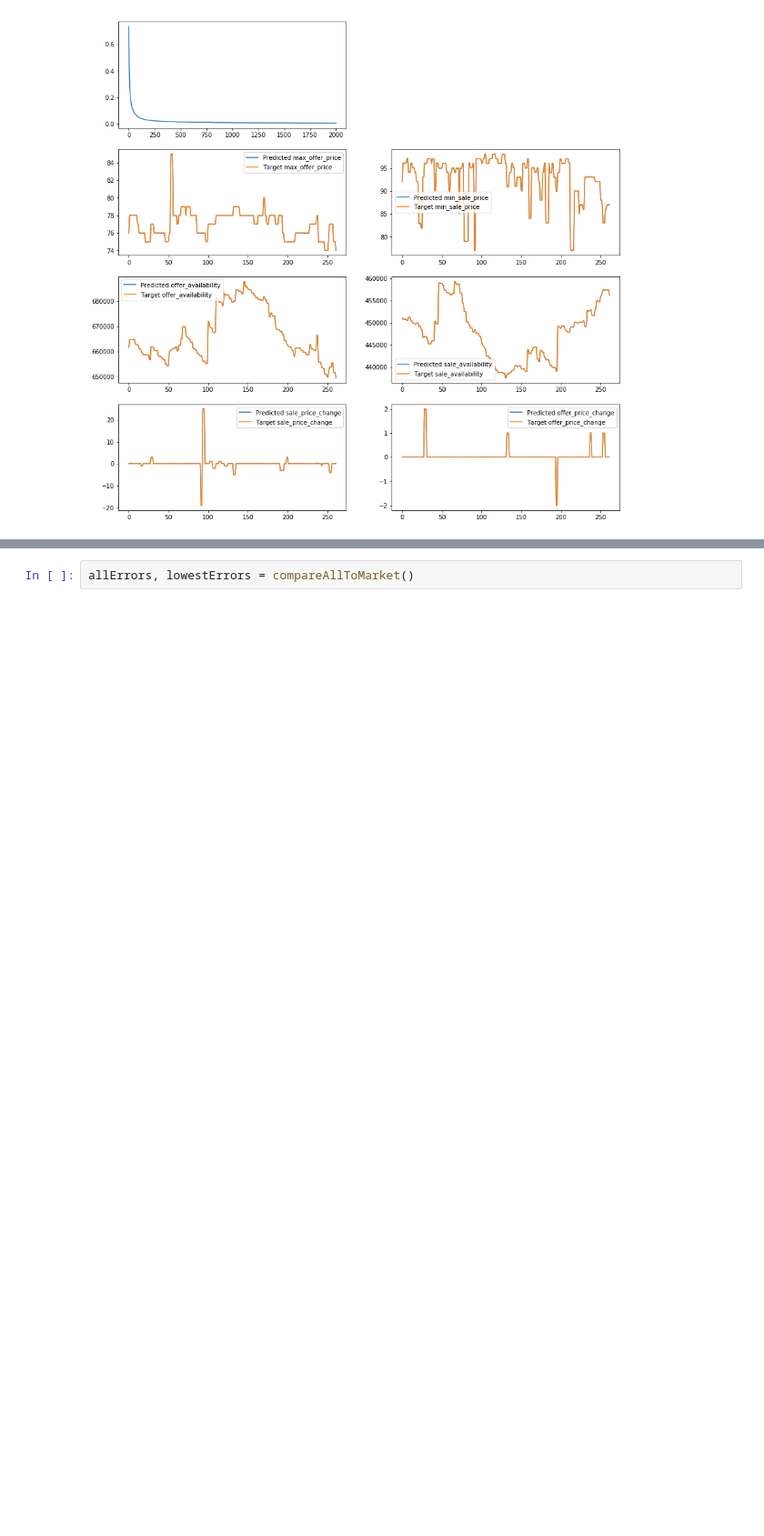
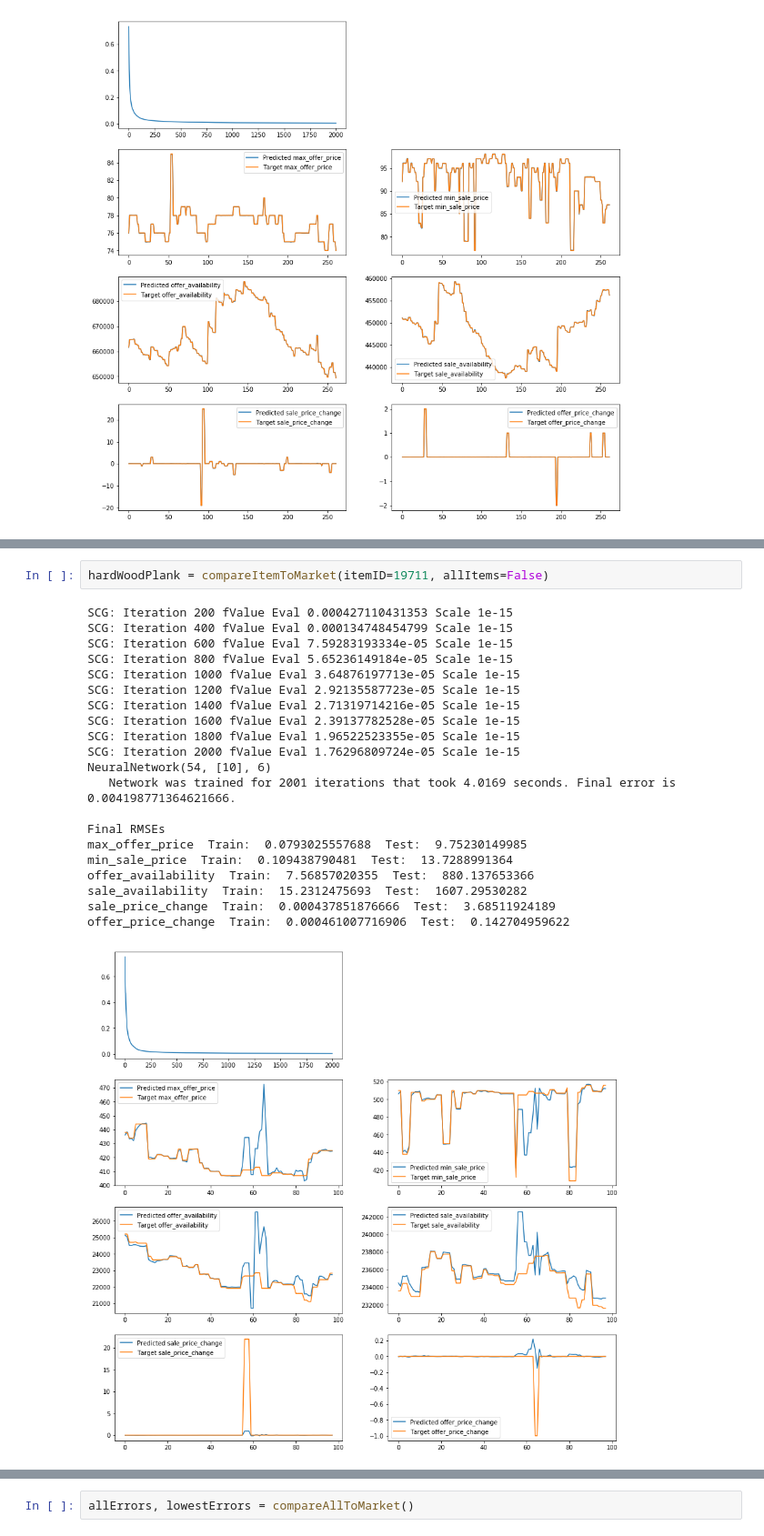
Before and after one commit to vicweeks/CS445-TermProject, a Jupyter notebook: TermProject.ipynb, the cells around one changed output, grey strips where cells are left out. Shown at 91% size. Drawn from its saved outputs; the diff is of its cells as text; blank space fills up the shorter version.

```diff
--- a/TermProject.ipynb
+++ b/TermProject.ipynb
@@ -294,0 +323,24 @@ offer_price_change  Train:  0.00154432094459  Test:  0.116967825878
+# %%
+hardWoodPlank = compareItemToMarket(itemID=19711, allItems=False)
+# %% [output]
+SCG: Iteration 200 fValue Eval 0.000427110431353 Scale 1e-15
+SCG: Iteration 400 fValue Eval 0.000134748454799 Scale 1e-15
+SCG: Iteration 600 fValue Eval 7.59283193334e-05 Scale 1e-15
+SCG: Iteration 800 fValue Eval 5.65236149184e-05 Scale 1e-15
+SCG: Iteration 1000 fValue Eval 3.64876197713e-05 Scale 1e-15
+SCG: Iteration 1200 fValue Eval 2.92135587723e-05 Scale 1e-15
+SCG: Iteration 1400 fValue Eval 2.71319714216e-05 Scale 1e-15
+SCG: Iteration 1600 fValue Eval 2.39137782528e-05 Scale 1e-15
+SCG: Iteration 1800 fValue Eval 1.96522523355e-05 Scale 1e-15
+SCG: Iteration 2000 fValue Eval 1.76296809724e-05 Scale 1e-15
+NeuralNetwork(54, [10], 6)
+   Network was trained for 2001 iterations that took 4.0169 seconds. Final error is 0.004198771364621666.
+
+Final RMSEs
+max_offer_price  Train:  0.0793025557688  Test:  9.75230149985
+min_sale_price  Train:  0.109438790481  Test:  13.7288991364
+offer_availability  Train:  7.56857020355  Test:  880.137653366
+sale_availability  Train:  15.2312475693  Test:  1607.29530282
+sale_price_change  Train:  0.000437851876666  Test:  3.68511924189
+offer_price_change  Train:  0.000461007716906  Test:  0.142704959622
+[figure, added]
```
Also changed, not shown: parts of 10 cells of this notebook, 5 other files.
